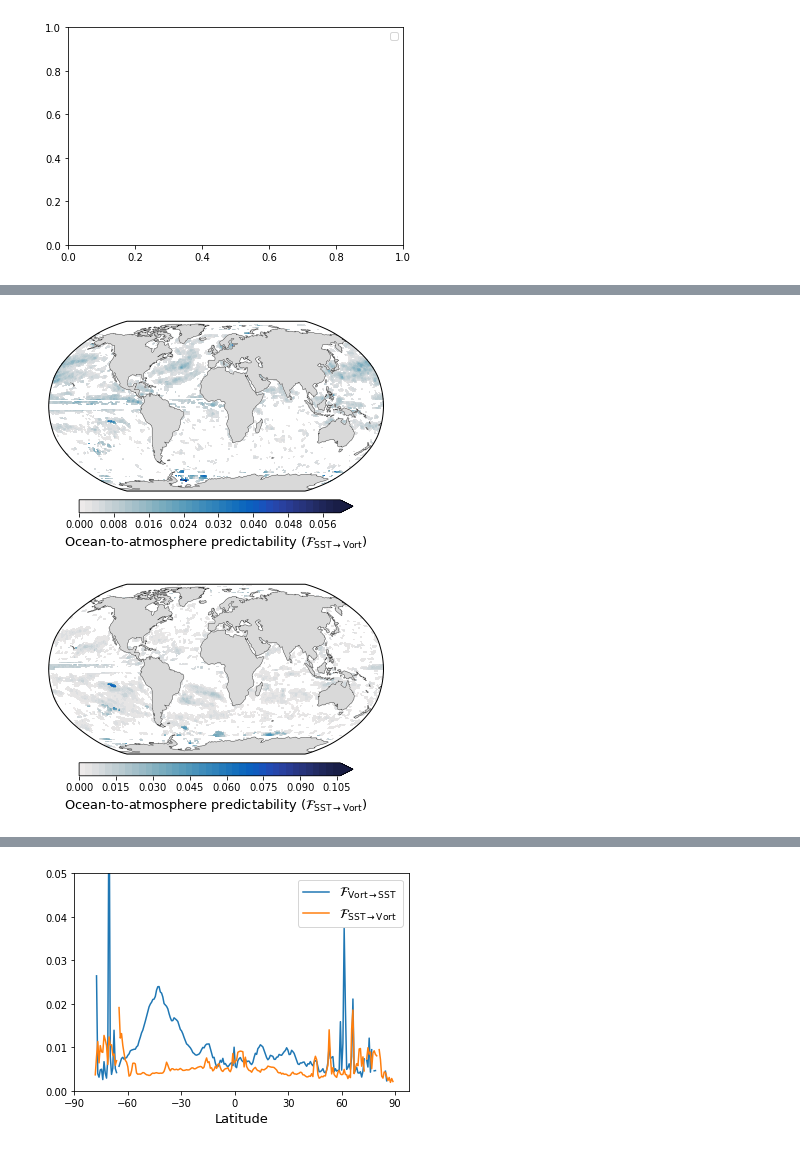
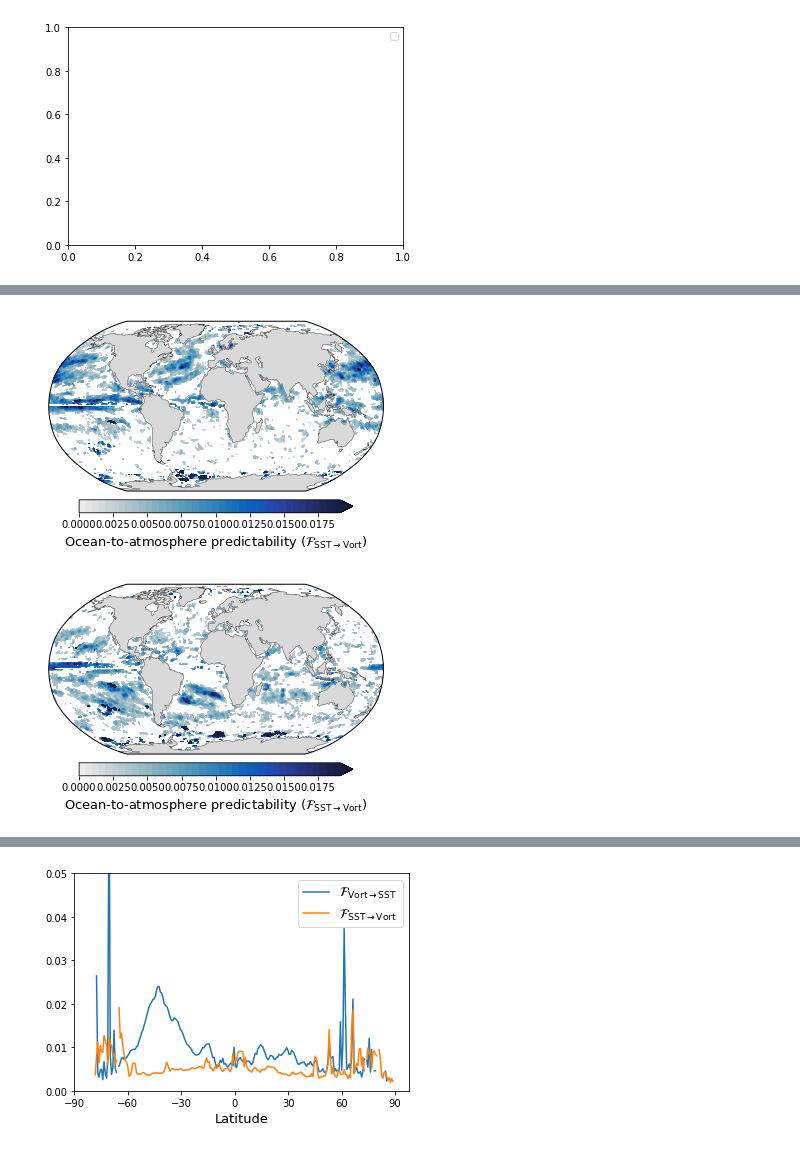
Before and after one commit to eviatarbach/predictability, a Jupyter notebook: Plots.ipynb, the cells around one changed output, grey strips where cells are left out. Cells and saved outputs as stored; diff of their text form; code cells hidden in the pictures.

```diff
--- a/Plots.ipynb
+++ b/Plots.ipynb
@@ -642,7 +844,7 @@ ax.set_global()
 var = data_summer['F_sst_to_vort']
 var[data_summer['sig_sst_to_vort'] > 0.05] = numpy.NaN
 var = numpy.ma.masked_invalid(var)
-vmin, vmax = var.min(), var.max()
+vmin, vmax = var.min(), numpy.nanpercentile(var, 99)
 levels = numpy.linspace(0, vmax, 40)
 
 regridded = pyresample.kd_tree.resample_nearest(orig_def, var.flatten(), targ_def, radius_of_influence=500000,
@@ -658,41 +860,41 @@ cb.set_label(r'Ocean-to-atmosphere predictability ($\mathcal{F}_{\mathrm{SST}\ri
 tick_locator = ticker.MaxNLocator(nbins=9)
 cb.locator = tick_locator
 cb.update_ticks()
-plt.savefig('F_seasonal_sst_to_vort.pdf')
+plt.savefig('F_sst_to_vort_summer.pdf')
 # %% [output]
-[figure, old version]
+[figure, new version]
 # %%
 levels = numpy.linspace(0, 0.025, 40)
 upper_half = numpy.linspace(0.5, 1, 40)
 cmap = cmocean.cm.balance_r
 colors = cmap(upper_half)
 cmap = LinearSegmentedColormap.from_list('Upper Half', colors)
 
 plt.figure()
 ax = plt.axes(projection=ccrs.Robinson())
 ax.add_feature(cfeature.LAND, color='#D9D9D9', zorder=1)
 ax.add_feature(cfeature.COASTLINE, linewidth=0.3)
 ax.set_global()
 
 var = data_winter['F_sst_to_vort']
 var[data_winter['sig_sst_to_vort'] > 0.05] = numpy.NaN
 var = numpy.ma.masked_invalid(var)
-vmin, vmax = var.min(), var.max()
+vmin, vmax = var.min(), 0.0191
 levels = numpy.linspace(0, vmax, 40)
 
 regridded = pyresample.kd_tree.resample_nearest(orig_def, var.flatten(), targ_def, radius_of_influence=500000,
                                                 fill_value=None).reshape([241, 480])
 
 regridded, lon_cyc = add_cyclic_point(regridded, coord=lon2)
 
 plt.contourf(lon_cyc, lat2, regridded, 100, vmin=min(levels), vmax=max(levels),
              cmap=cmap, levels=levels, transform=ccrs.PlateCarree(),
              extend='max')
 cb = plt.colorbar(orientation='horizontal', fraction=0.06, pad=0.04)
 cb.set_label(r'Ocean-to-atmosphere predictability ($\mathcal{F}_{\mathrm{SST}\rightarrow\mathrm{Vort}}$)', size=13)
 tick_locator = ticker.MaxNLocator(nbins=9)
 cb.locator = tick_locator
 cb.update_ticks()
-plt.savefig('F_seasonal_sst_to_vort.pdf')
+plt.savefig('F_sst_to_vort_winter.pdf')
 # %% [output]
-[figure, old version]
+[figure, new version]
```
Also changed, not shown: parts of 36 cells of this notebook, 8 other files.
